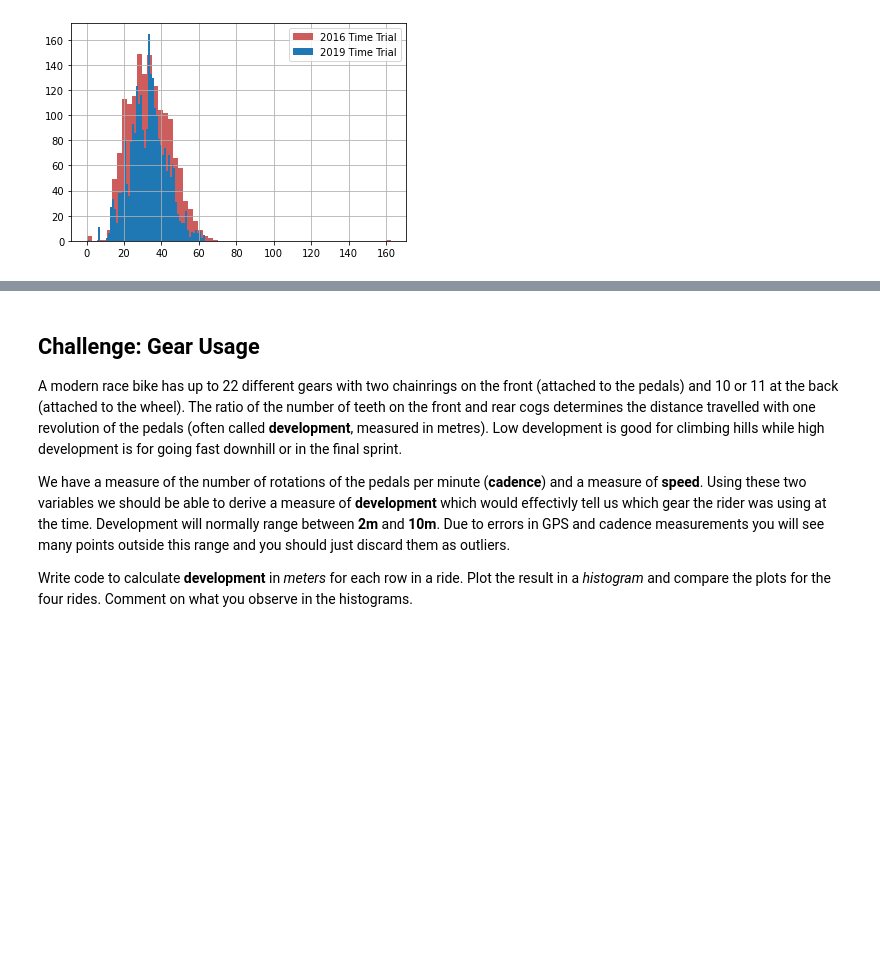
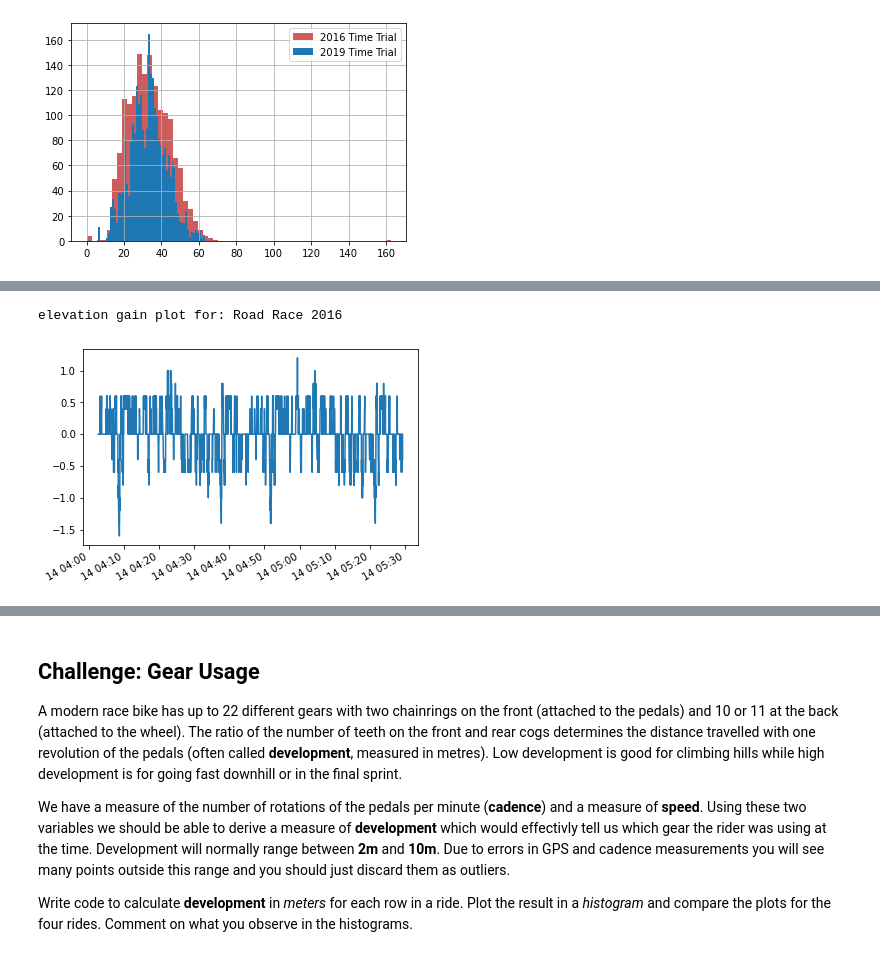
Before and after one commit to AmandaManadeniya/data-science-portfolio-2021, a Jupyter notebook: Portfolio 1.ipynb, the cells around one changed output, grey strips where cells are left out. Saved outputs shown, nothing was run; the diff lists cells and outputs as text; code cells hidden in the pictures; blank space fills up the shorter version.

```diff
--- a/Portfolio 1.ipynb
+++ b/Portfolio 1.ipynb
@@ -154,0 +161,4 @@ Average speed for  Time Trial 2019 : 33.05782378815691
+# %%
+def plot_elevation_gain (df, label):
+    print ("elevation gain plot for:", label)
+    df.elevation_gain.plot(kind = "line", x = "distance", y = "elevation")
@@ -154,0 +218,5 @@ Average speed for  Time Trial 2019 : 33.05782378815691
+# %%
+plot_elevation_gain (rr_2016, "Road Race 2016")
+# %% [output]
+elevation gain plot for: Road Race 2016
+[figure, added]
```
Also changed, not shown: parts of 5 cells of this notebook.
